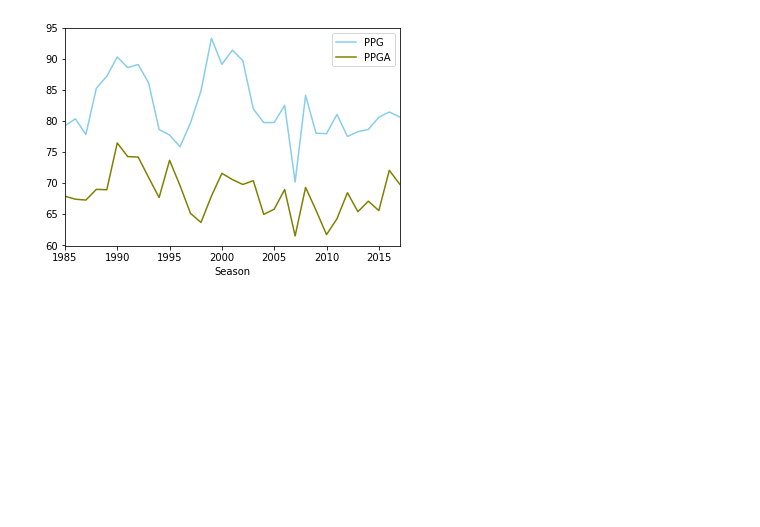
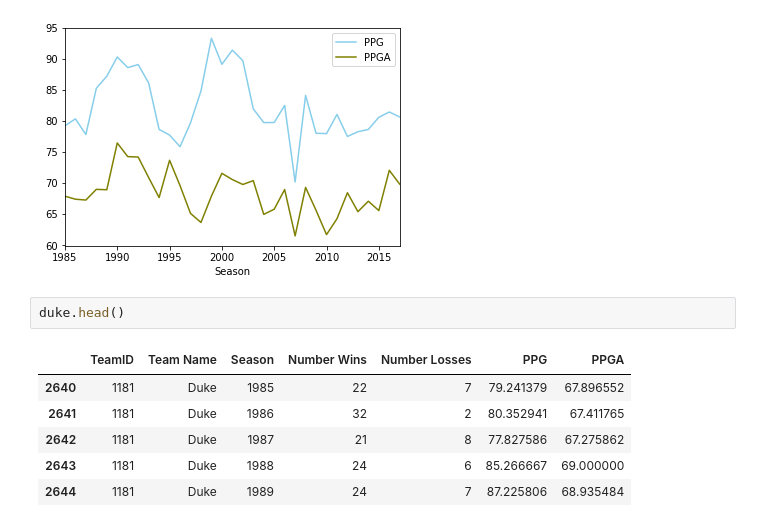
Before and after one commit to mike-fang/NCAA_ML, a Jupyter notebook: D-Fence Tables.ipynb, the cells around one changed output. Cells and saved outputs as stored; diff of their text form; blank space fills up the shorter version.

Commit message:
table with full stats

```diff
--- a/D-Fence Tables.ipynb
+++ b/D-Fence Tables.ipynb
@@ -116,3 +118,12 @@ duke.plot(x ='Season', y = ['PPG', 'PPGA'], color = ['skyblue', 'olive'])
 # %% [output]
 <matplotlib.axes._subplots.AxesSubplot at 0x...>
 [figure]
+# %%
+duke.head()
+# %% [output]
+|  | TeamID | Team Name | Season | Number Wins | Number Losses | PPG | PPGA |
+| 2640 | 1181 | Duke | 1985 | 22 | 7 | 79.241379 | 67.896552 |
+| 2641 | 1181 | Duke | 1986 | 32 | 2 | 80.352941 | 67.411765 |
+| 2642 | 1181 | Duke | 1987 | 21 | 8 | 77.827586 | 67.275862 |
+| 2643 | 1181 | Duke | 1988 | 24 | 6 | 85.266667 | 69.000000 |
+| 2644 | 1181 | Duke | 1989 | 24 | 7 | 87.225806 | 68.935484 |
```
Also changed, not shown: parts of 1 cell of this notebook.
